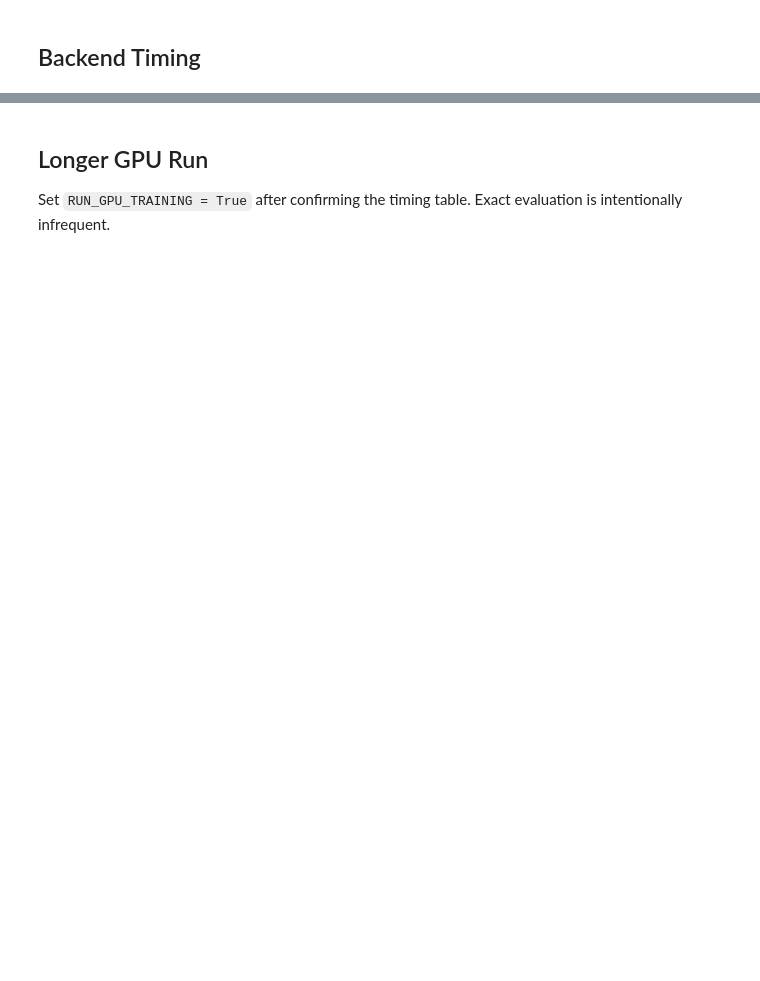
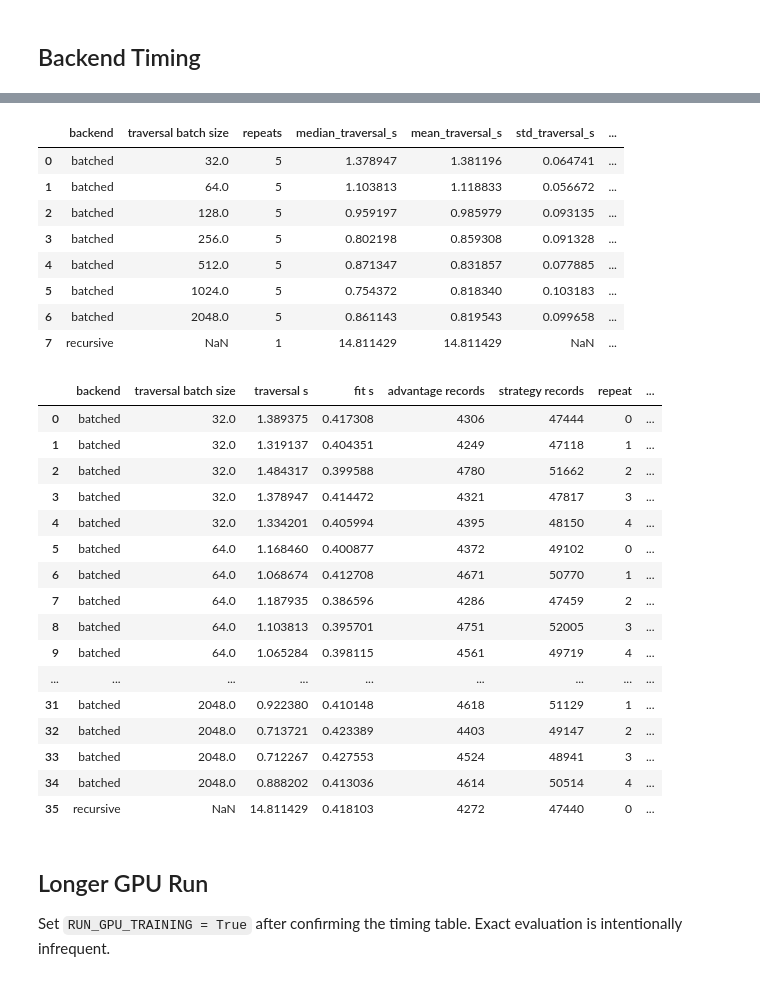
Before and after one commit to ImAdityaGupta/liars_poker, a Jupyter notebook: notebooks/june_2026/deep_cfr_batched_gpu_validation.ipynb, the cells around one changed output, grey strips where cells are left out. Cells and saved outputs as stored; diff of their text form; code cells hidden in the pictures; blank space fills up the shorter version.

```diff
--- a/notebooks/june_2026/deep_cfr_batched_gpu_validation.ipynb
+++ b/notebooks/june_2026/deep_cfr_batched_gpu_validation.ipynb
@@ -225,3 +225,75 @@ timing_df
+# %%
+TIMING_TRAVERSALS_PER_PLAYER = 2048
+TIMING_REPEATS = 5
+TIMING_BATCH_SIZES = [32, 64, 128, 256, 512, 1024, 2048]
+INCLUDE_RECURSIVE_BASELINE = True
+
+rows = []
+if INCLUDE_RECURSIVE_BASELINE:
+    rows.append(time_backend(
+        'recursive',
+        traversals_per_player=TIMING_TRAVERSALS_PER_PLAYER,
+        seed=99,
+    ) | {'repeat': 0})
+
+for b in TIMING_BATCH_SIZES:
+    for repeat in range(TIMING_REPEATS):
+        rows.append(time_backend(
+            'batched',
+            traversal_batch_size=b,
+            traversals_per_player=TIMING_TRAVERSALS_PER_PLAYER,
+            seed=100 + repeat,
+        ) | {'repeat': repeat})
+
+timing_repeat_df = pd.DataFrame(rows)
+timing_repeat_df['total records'] = timing_repeat_df['advantage records'] + timing_repeat_df['strategy records']
+timing_repeat_df['records / traversal s'] = timing_repeat_df['total records'] / timing_repeat_df['traversal s']
+
+timing_summary_df = (
+    timing_repeat_df
+    .groupby(['backend', 'traversal batch size'], dropna=False)
+    .agg(
+        repeats=('traversal s', 'size'),
+        median_traversal_s=('traversal s', 'median'),
+        mean_traversal_s=('traversal s', 'mean'),
+        std_traversal_s=('traversal s', 'std'),
+        median_fit_s=('fit s', 'median'),
+        median_records=('total records', 'median'),
+        median_records_per_traversal_s=('records / traversal s', 'median'),
+    )
+    .reset_index()
+    .sort_values(['backend', 'traversal batch size'], na_position='first')
+)
+
+display(timing_summary_df)
+display(timing_repeat_df.sort_values(['backend', 'traversal batch size', 'repeat'], na_position='first').reset_index(drop=True))
+# %% [output]
+|  | backend | traversal batch size | repeats | median_traversal_s | mean_traversal_s | std_traversal_s | ... |
+| 0 | batched | 32.0 | 5 | 1.378947 | 1.381196 | 0.064741 | ... |
+| 1 | batched | 64.0 | 5 | 1.103813 | 1.118833 | 0.056672 | ... |
+| 2 | batched | 128.0 | 5 | 0.959197 | 0.985979 | 0.093135 | ... |
+| 3 | batched | 256.0 | 5 | 0.802198 | 0.859308 | 0.091328 | ... |
+| 4 | batched | 512.0 | 5 | 0.871347 | 0.831857 | 0.077885 | ... |
+| 5 | batched | 1024.0 | 5 | 0.754372 | 0.818340 | 0.103183 | ... |
+| 6 | batched | 2048.0 | 5 | 0.861143 | 0.819543 | 0.099658 | ... |
+| 7 | recursive | NaN | 1 | 14.811429 | 14.811429 | NaN | ... |
+|  | backend | traversal batch size | traversal s | fit s | advantage records | strategy records | repeat | ... |
+| 0 | batched | 32.0 | 1.389375 | 0.417308 | 4306 | 47444 | 0 | ... |
+| 1 | batched | 32.0 | 1.319137 | 0.404351 | 4249 | 47118 | 1 | ... |
+| 2 | batched | 32.0 | 1.484317 | 0.399588 | 4780 | 51662 | 2 | ... |
+| 3 | batched | 32.0 | 1.378947 | 0.414472 | 4321 | 47817 | 3 | ... |
+| 4 | batched | 32.0 | 1.334201 | 0.405994 | 4395 | 48150 | 4 | ... |
+| 5 | batched | 64.0 | 1.168460 | 0.400877 | 4372 | 49102 | 0 | ... |
+| 6 | batched | 64.0 | 1.068674 | 0.412708 | 4671 | 50770 | 1 | ... |
+| 7 | batched | 64.0 | 1.187935 | 0.386596 | 4286 | 47459 | 2 | ... |
+| 8 | batched | 64.0 | 1.103813 | 0.395701 | 4751 | 52005 | 3 | ... |
+| 9 | batched | 64.0 | 1.065284 | 0.398115 | 4561 | 49719 | 4 | ... |
+| ... | ... | ... | ... | ... | ... | ... | ... | ... |
+| 31 | batched | 2048.0 | 0.922380 | 0.410148 | 4618 | 51129 | 1 | ... |
+| 32 | batched | 2048.0 | 0.713721 | 0.423389 | 4403 | 49147 | 2 | ... |
+| 33 | batched | 2048.0 | 0.712267 | 0.427553 | 4524 | 48941 | 3 | ... |
+| 34 | batched | 2048.0 | 0.888202 | 0.413036 | 4614 | 50514 | 4 | ... |
+| 35 | recursive | NaN | 14.811429 | 0.418103 | 4272 | 47440 | 0 | ... |
 # %% [markdown]
 ## Longer GPU Run
 
```
Also changed, not shown: parts of 7 cells of this notebook, 7 other files.
